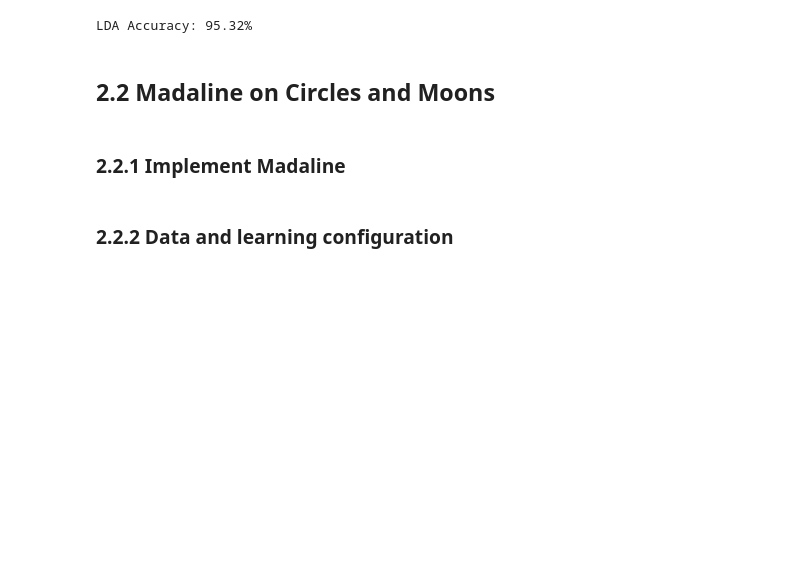
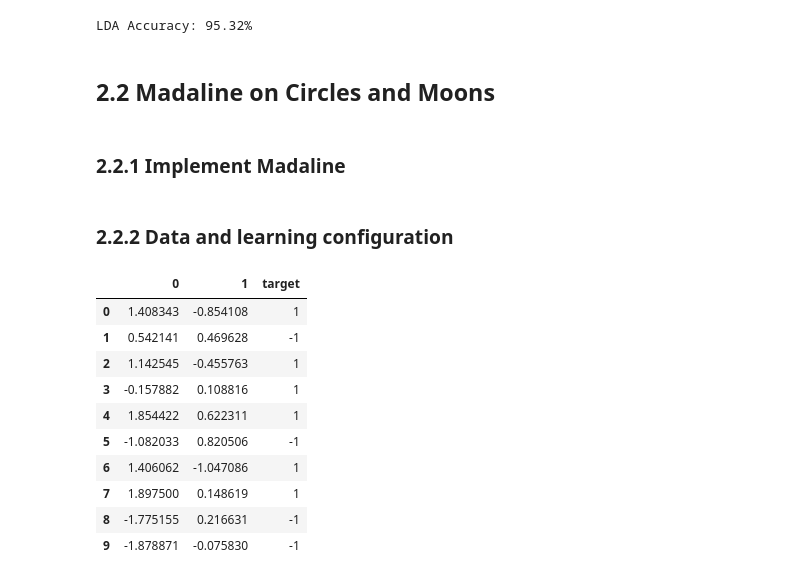
Before and after one commit to KzrLancelotV2/Deep-Learning-and-Neural-Networks, a Jupyter notebook: 2.ipynb, the cells around one changed output. Drawn from its saved outputs; the diff is of its cells as text; code cells hidden in the pictures; blank space fills up the shorter version.

```diff
--- a/2.ipynb
+++ b/2.ipynb
@@ -452,17 +536,39 @@ class Madaline():
 ### 2.2.2 Data and learning configuration
 # %%
 from sklearn.datasets import make_circles
+from sklearn.datasets import make_moons
+from sklearn.model_selection import train_test_split
+import pandas as pd
+import numpy as np
+Xmoons, ymoons = make_moons(n_samples=600, noise=0.25, random_state=0)
 Xcircles, ycircles = make_circles(n_samples=600, noise=0.1, random_state=0)
-Xmoons, ymoons = make_circles(n_samples=600, noise=0.25, random_state=0)
-Xmoons_train, Xmoons_test, ymoons_train, ymoons_test = train_test_split(
-    Xmoons, ymoons, test_size=0.3, random_state=0, stratify=y
-)
 
 Xmoons_train, Xmoons_test, ymoons_train, ymoons_test = train_test_split(
-    Xmoons, ymoons, test_size=0.3, random_state=0, stratify=y
+    Xmoons, ymoons, test_size=0.3, random_state=0, stratify=ymoons
 )
-Xcircles_train, Xcircles_test, ycircles_ytrain, ycircles_test = train_test_split(
-    Xmoons, ymoons, test_size=0.3, random_state=0, stratify=y
+Xcircles_train, Xcircles_test, ycircles_train, ycircles_test = train_test_split(
+    Xmoons, ymoons, test_size=0.3, random_state=0, stratify=ycircles
 )
-# df_train = pd.DataFrame(X_train, columns=feature_names)
-# df_test = pd.DataFrame(X_test, columns=feature_names)
+ymoons_train= np.where(ymoons_train == 0, -1, 1)
+ymoons_test = np.where(ymoons_test == 0, -1, 1)
+# %%
+from sklearn.preprocessing import StandardScaler
+
+scaler = StandardScaler()
+Xmoons_train_scaled = scaler.fit_transform(Xmoons_train)
+Xmoons_test_scaled = scaler.transform(Xmoons_test)
+df_train_moons = pd.DataFrame(Xmoons_train_scaled)
+df_train_moons['target'] = ymoons_train
+df_train_moons.head(10)
+# %% [output]
+|  | 0 | 1 | target |
+| 0 | 1.408343 | -0.854108 | 1 |
+| 1 | 0.542141 | 0.469628 | -1 |
+| 2 | 1.142545 | -0.455763 | 1 |
+| 3 | -0.157882 | 0.108816 | 1 |
+| 4 | 1.854422 | 0.622311 | 1 |
+| 5 | -1.082033 | 0.820506 | -1 |
+| 6 | 1.406062 | -1.047086 | 1 |
+| 7 | 1.897500 | 0.148619 | 1 |
+| 8 | -1.775155 | 0.216631 | -1 |
+| 9 | -1.878871 | -0.075830 | -1 |
```
Also changed, not shown: parts of 2 cells of this notebook.
